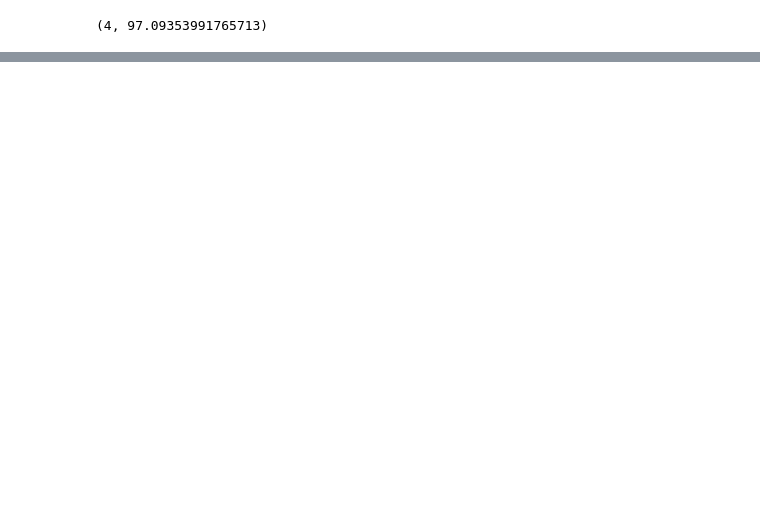
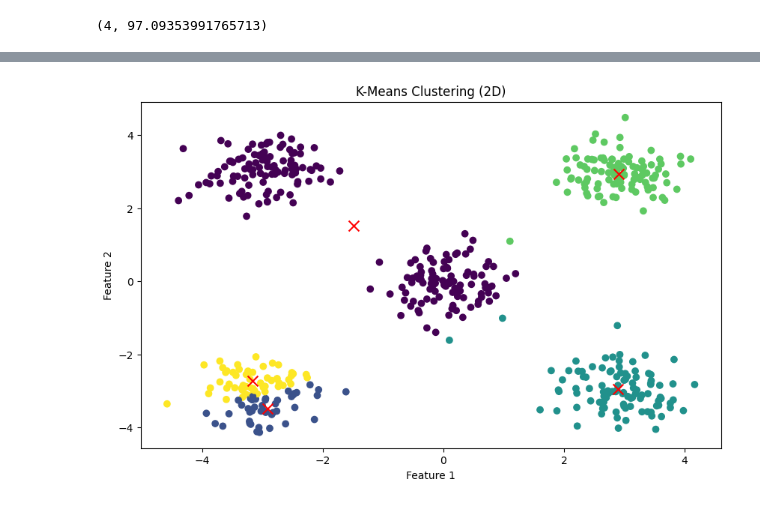
Before and after one commit to Daniel-PosadaPUJ/Proyecto1_ALC, a Jupyter notebook: notebooks/kmeans_punto1.ipynb, the cells around one changed output, grey strips where cells are left out. Cells and saved outputs as stored; diff of their text form; code cells hidden in the pictures; blank space fills up the shorter version.

```diff
--- a/notebooks/kmeans_punto1.ipynb
+++ b/notebooks/kmeans_punto1.ipynb
@@ -296,0 +333,14 @@ plot_elbow_method(data_3d_to_fit)
+# %%
+# Creación de objetos KMeans con distintas normas de distancia
+kmeans_euclidean = KMeans(n_clusters=5, random_state=RANDOM_SEED, distance_func=euclidean_norm)
+kmeans_manhattan = KMeans(n_clusters=5, random_state=RANDOM_SEED, distance_func=manhattan_norm)
+kmeans_chebyshev = KMeans(n_clusters=5, random_state=RANDOM_SEED, distance_func=chebyshev_norm)
+kmeans_minkowski = KMeans(n_clusters=5, random_state=RANDOM_SEED, distance_func=minkowski_norm)
+kmeans_mahalanobis = KMeans(n_clusters=5, random_state=RANDOM_SEED, distance_func=mahalanobis_norm)
+# %%
+# Ajuste de los modelos KMeans con distintas normas de distancia
+kmeans_euclidean.fit(data_2d_to_fit)
+kmeans_manhattan.fit(data_2d_to_fit)
+kmeans_chebyshev.fit(data_2d_to_fit)
+kmeans_minkowski.fit(data_2d_to_fit)
+kmeans_mahalanobis.fit(data_2d_to_fit)
@@ -296,0 +375,13 @@ plot_elbow_method(data_3d_to_fit)
+# %%
+# Inicialización de semilla aleatoria fija
+RANDOM_SEED1 = 1
+np.random.seed(RANDOM_SEED1)
+
+# Creación del objeto KMeans para 2 dimensiones con 5 clusters.
+kmeans2d_seed1 = KMeans(n_clusters=5, random_state=RANDOM_SEED1)
+kmeans2d_seed1.fit(data_2d_to_fit)
+
+# Visualización de los clusters en 2D
+plot_kmeans_clusters(data_2d_to_fit, kmeans2d_seed1)
+# %% [output]
+[figure, added]
```
Also changed, not shown: parts of 13 cells of this notebook, 2 other files.
